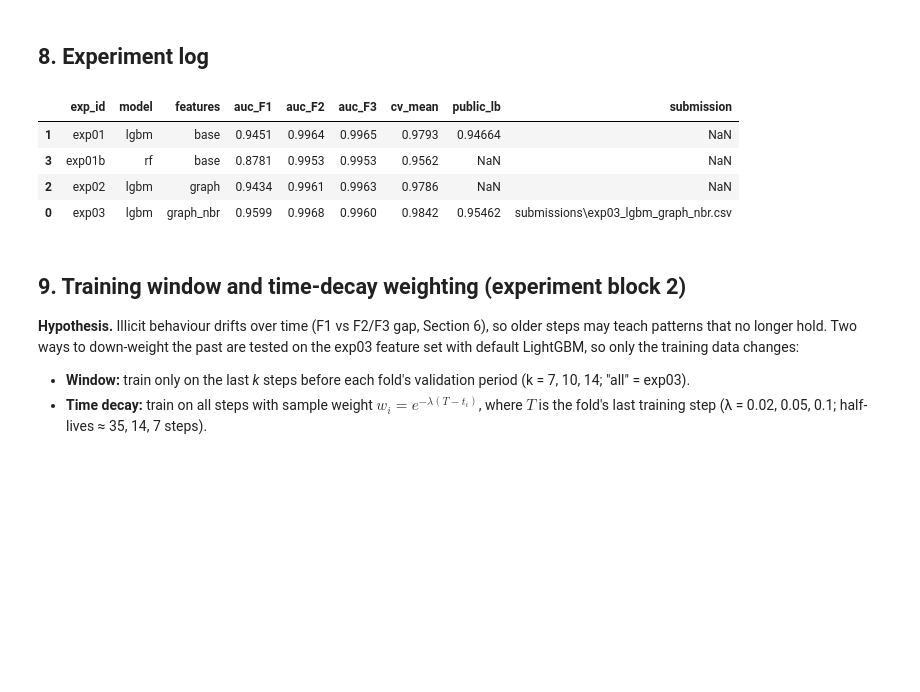
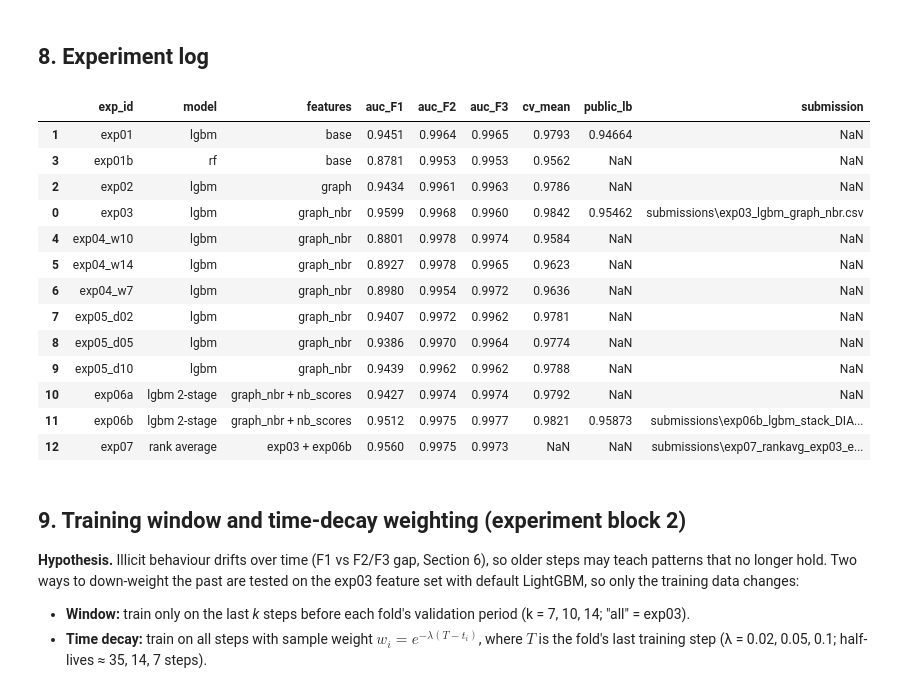
Before and after one commit to tanbeng123/bt4012-e1139091-kaggle-2026, a Jupyter notebook: bt4012_solution.ipynb, the cells around one changed output. Drawn from its saved outputs; the diff is of its cells as text; code cells hidden in the pictures; blank space fills up the shorter version.

Commit message:
Section 11: four-fold validation, rule R2, exp03+exp06b rank-average ensemble; fix log overwrite

```diff
--- a/bt4012_solution.ipynb
+++ b/bt4012_solution.ipynb
@@ -320,22 +320,32 @@ dtype: float64
 # %%
 prev = pd.read_csv(LOG) if LOG.exists() else pd.DataFrame(columns=['exp_id', 'public_lb'])
 log = pd.DataFrame([{
     'exp_id': e, 'model': r['model'], 'features': r['features'], 'seed': SEED,
     'params': str(make_model(r['model']).get_params()),
     **{f'auc_{f}': round(r[f], 4) for f in FOLDS},
     'cv_mean': round(r['mean'], 4), 'cv_min': round(r['min'], 4),
 } for e, r in summary.iterrows()])
 log = log.merge(prev[['exp_id', 'public_lb']], on='exp_id', how='left')   # keep recorded public scores
 log['submission'] = log.exp_id.map({best: str(sub_path)})
+log = pd.concat([prev[~prev.exp_id.isin(log.exp_id)], log])     # keep rows written by later sections
 log = log.sort_values('exp_id')
 log.to_csv(LOG, index=False)
 log[['exp_id', 'model', 'features', 'auc_F1', 'auc_F2', 'auc_F3', 'cv_mean', 'public_lb', 'submission']]
 # %% [output]
 |  | exp_id | model | features | auc_F1 | auc_F2 | auc_F3 | cv_mean | public_lb | submission |
 | 1 | exp01 | lgbm | base | 0.9451 | 0.9964 | 0.9965 | 0.9793 | 0.94664 | NaN |
 | 3 | exp01b | rf | base | 0.8781 | 0.9953 | 0.9953 | 0.9562 | NaN | NaN |
 | 2 | exp02 | lgbm | graph | 0.9434 | 0.9961 | 0.9963 | 0.9786 | NaN | NaN |
 | 0 | exp03 | lgbm | graph_nbr | 0.9599 | 0.9968 | 0.9960 | 0.9842 | 0.95462 | submissions\exp03_lgbm_graph_nbr.csv |
+| 4 | exp04_w10 | lgbm | graph_nbr | 0.8801 | 0.9978 | 0.9974 | 0.9584 | NaN | NaN |
+| 5 | exp04_w14 | lgbm | graph_nbr | 0.8927 | 0.9978 | 0.9965 | 0.9623 | NaN | NaN |
+| 6 | exp04_w7 | lgbm | graph_nbr | 0.8980 | 0.9954 | 0.9972 | 0.9636 | NaN | NaN |
+| 7 | exp05_d02 | lgbm | graph_nbr | 0.9407 | 0.9972 | 0.9962 | 0.9781 | NaN | NaN |
+| 8 | exp05_d05 | lgbm | graph_nbr | 0.9386 | 0.9970 | 0.9964 | 0.9774 | NaN | NaN |
+| 9 | exp05_d10 | lgbm | graph_nbr | 0.9439 | 0.9962 | 0.9962 | 0.9788 | NaN | NaN |
+| 10 | exp06a | lgbm 2-stage | graph_nbr + nb_scores | 0.9427 | 0.9974 | 0.9974 | 0.9792 | NaN | NaN |
+| 11 | exp06b | lgbm 2-stage | graph_nbr + nb_scores | 0.9512 | 0.9975 | 0.9977 | 0.9821 | 0.95873 | submissions\exp06b_lgbm_stack_DIA... |
+| 12 | exp07 | rank average | exp03 + exp06b | 0.9560 | 0.9975 | 0.9973 | NaN | NaN | submissions\exp07_rankavg_exp03_e... |
 # %% [markdown]
 ## 9. Training window and time-decay weighting (experiment block 2)
 
```
Also changed, not shown: parts of 10 cells of this notebook, 2 other files.
